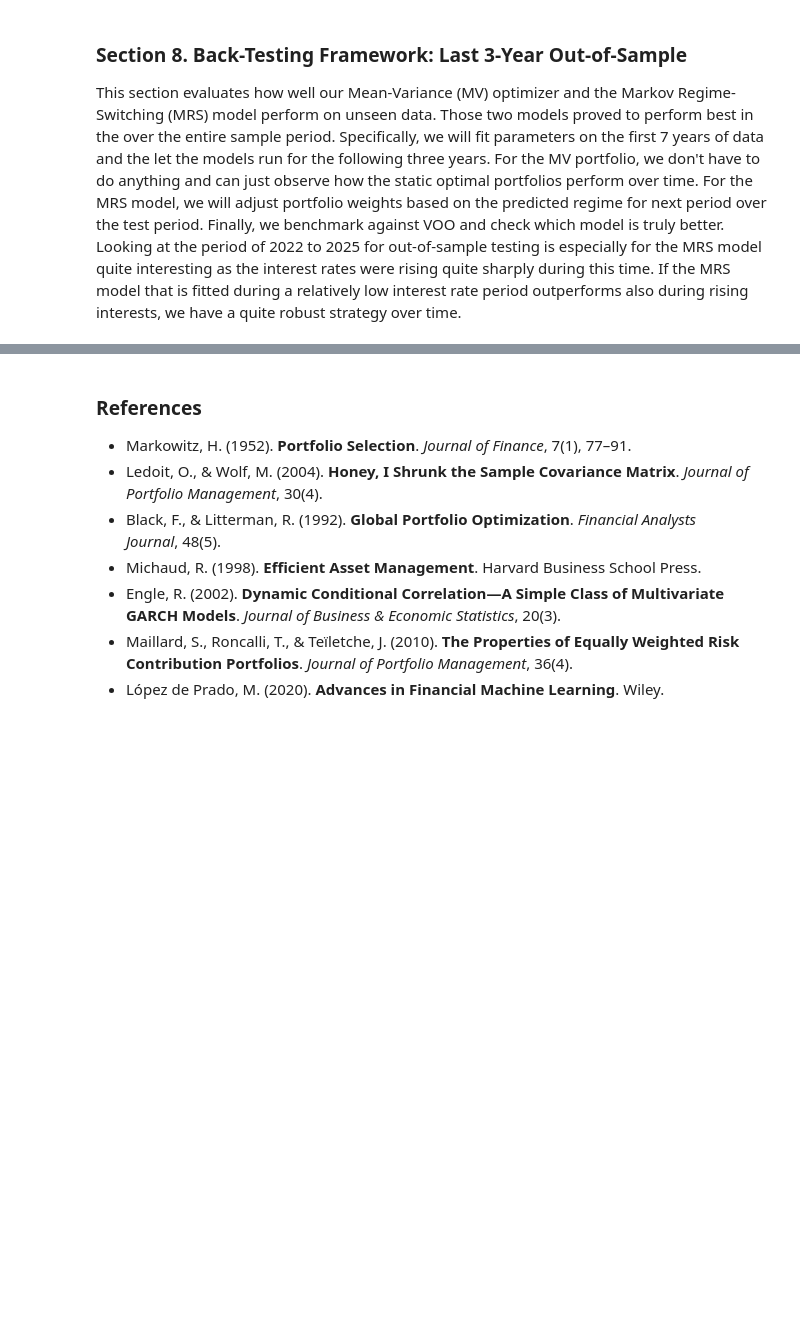
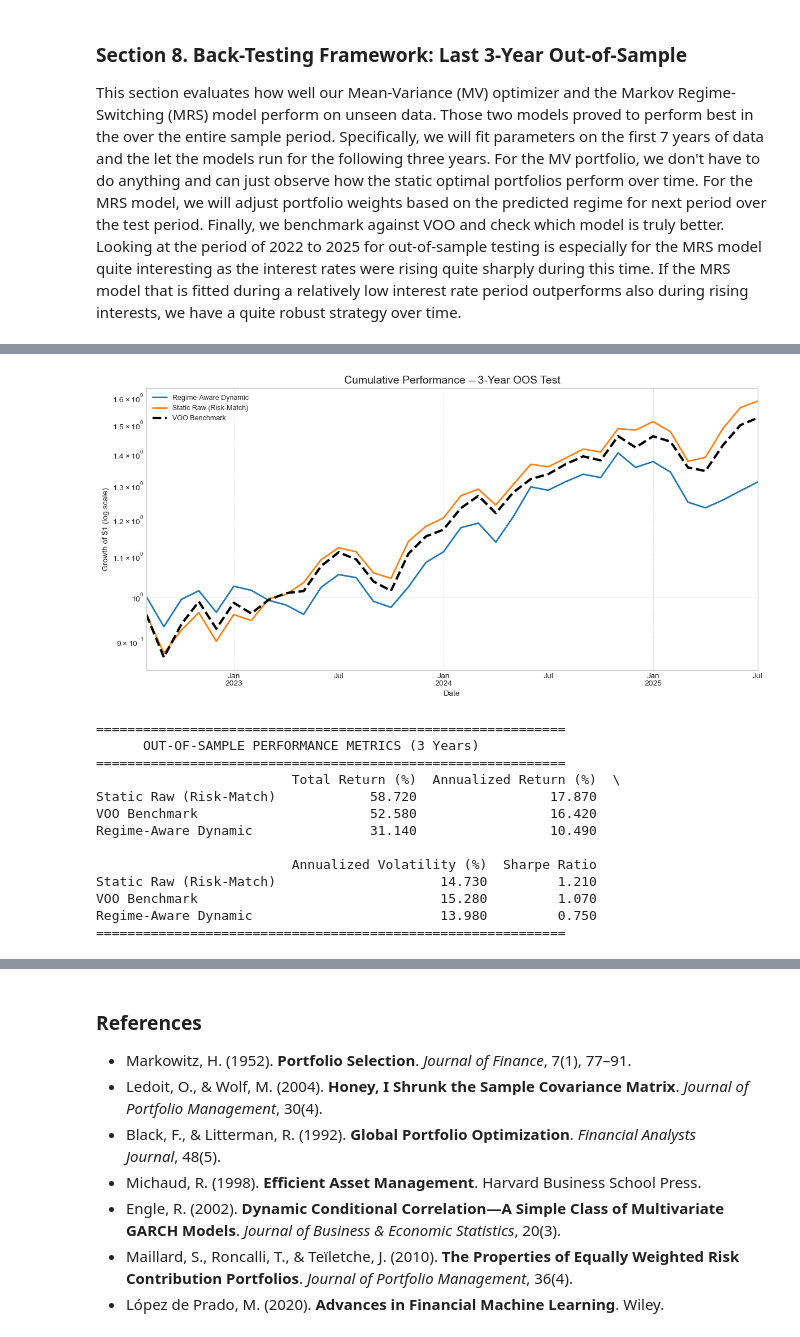
Before and after one commit to Fresearch99/etf_portfolio_optimization, a Jupyter notebook: Optimal_Portfolio_Analysis.ipynb, the cells around one changed output, grey strips where cells are left out. Cells and saved outputs as stored; diff of their text form; code cells hidden in the pictures; blank space fills up the shorter version.

Commit message:
Add reestimated with annual training data updated

```diff
--- a/Optimal_Portfolio_Analysis.ipynb
+++ b/Optimal_Portfolio_Analysis.ipynb
@@ -2723,0 +2968,53 @@ print("\nOut-of-sample CAGR:",
+# %%
+# ─────────────────────────────────────────────────────────────────────────────
+# 1 ▸ Gather the two OOS return streams + VOO for reference
+# ─────────────────────────────────────────────────────────────────────────────
+oos_strategies = {
+    "Regime-Aware Dynamic": oos_port_ret,    # from the Markov model loop
+    "Static Raw (Risk-Match)": oos_ret_raw,  # one-shot raw-frontier weights
+    "VOO Benchmark": test_returns["VOO"].loc[oos_port_ret.index],
+}
+
+# ─────────────────────────────────────────────────────────────────────────────
+# 2 ▸ Cumulative-performance plot (3-year test window)
+# ─────────────────────────────────────────────────────────────────────────────
+plt.style.use("seaborn-v0_8-whitegrid")
+fig, ax = plt.subplots(figsize=(12, 6))
+for name, ser in oos_strategies.items():
+    if ser.dropna().empty:
+        continue
+    growth = (1 + ser).cumprod()
+    style  = {"lw": 3, "linestyle": "--", "color": "black"} if name.startswith("VOO") else {"lw": 2}
+    growth.plot(ax=ax, label=name, **style)
+
+ax.set_title("Cumulative Performance – 3-Year OOS Test", fontsize=14)
+ax.set_xlabel("Date"); ax.set_ylabel("Growth of $1 (log scale)"); ax.set_yscale("log")
+ax.legend(loc="upper left", fontsize=9); ax.grid(True, linestyle="--", linewidth=0.5)
+plt.tight_layout(); plt.show()
+
+# ─────────────────────────────────────────────────────────────────────────────
+# 3 ▸ Performance-metrics table
+# ─────────────────────────────────────────────────────────────────────────────
+perf = {name: calculate_performance_metrics(ser.dropna()) for name, ser in oos_strategies.items()}
+perf_df = pd.DataFrame(perf).T
+
+print("\n" + "="*60)
+print("      OUT-OF-SAMPLE PERFORMANCE METRICS (3 Years)")
+print("="*60)
+print(perf_df.sort_values("Sharpe Ratio", ascending=False).round(2))
+print("="*60)
+# %% [output]
+[figure, added]
+============================================================
+      OUT-OF-SAMPLE PERFORMANCE METRICS (3 Years)
+============================================================
+                         Total Return (%)  Annualized Return (%)  \
+Static Raw (Risk-Match)            58.720                 17.870
+VOO Benchmark                      52.580                 16.420
+Regime-Aware Dynamic               31.140                 10.490
+
+                         Annualized Volatility (%)  Sharpe Ratio
+Static Raw (Risk-Match)                     14.730         1.210
+VOO Benchmark                               15.280         1.070
+Regime-Aware Dynamic                        13.980         0.750
+============================================================
```
Also changed, not shown: parts of 9 cells of this notebook.
